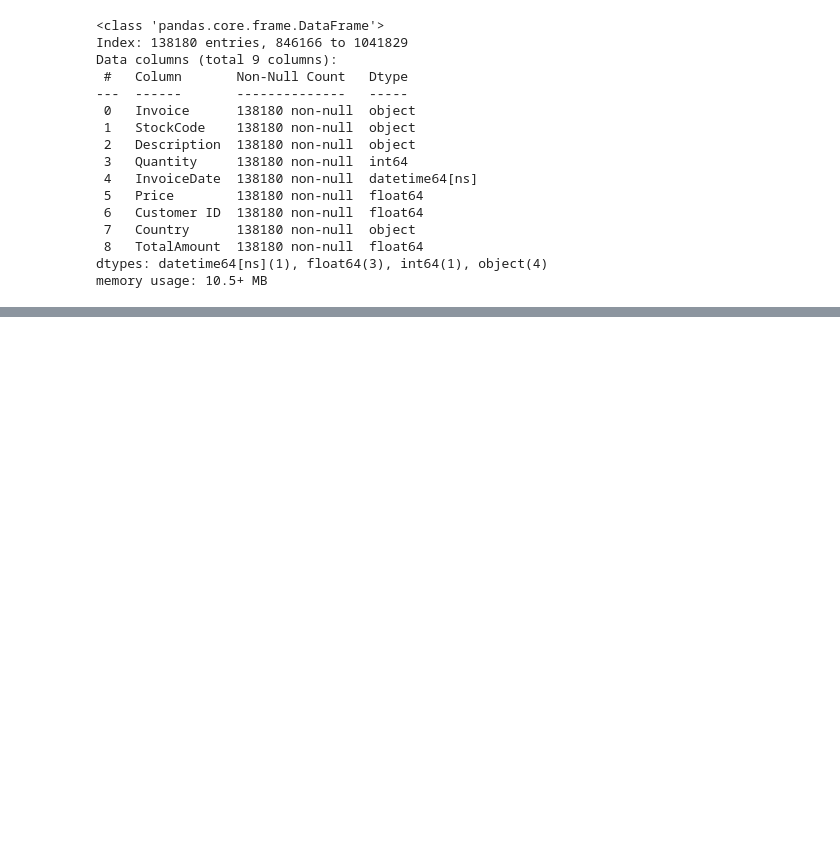
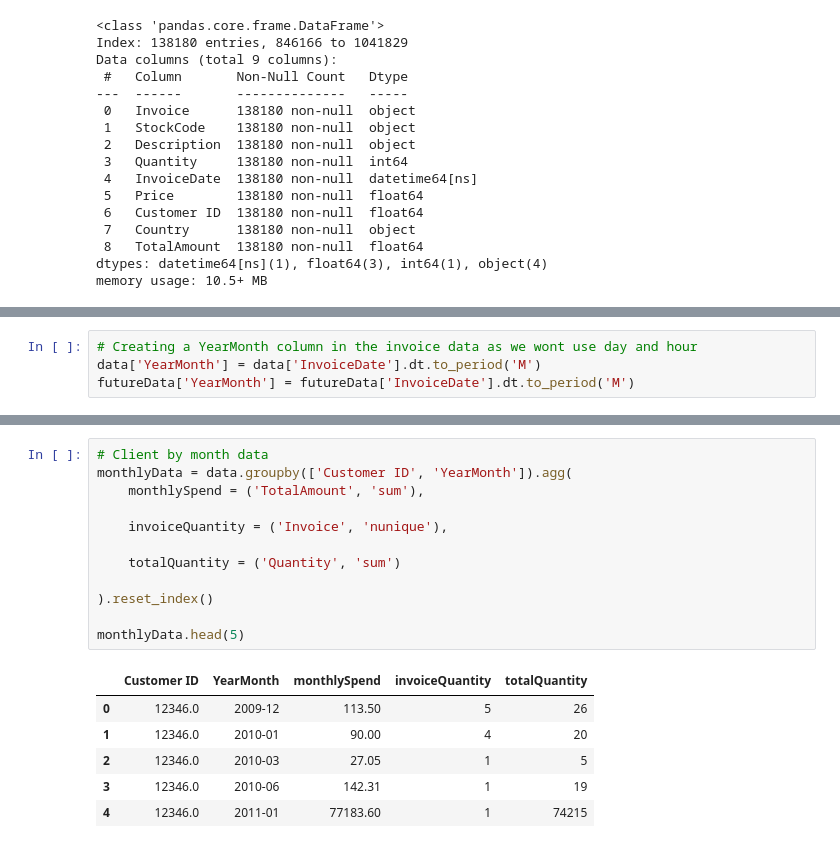
Before and after one commit to JuanMartinN02/Construccion-de-un-Modelo-de-estimacion-de-CLV-mediante-redes-neuronales-para-DHL, a Jupyter notebook: clvpredictiongrurnn.ipynb, the cells around one changed output, grey strips where cells are left out. Cells and saved outputs as stored; diff of their text form; blank space fills up the shorter version.

```diff
--- a/clvpredictiongrurnn.ipynb
+++ b/clvpredictiongrurnn.ipynb
@@ -283,0 +286,4 @@ memory usage: 10.5+ MB
+# %%
+# Creating a YearMonth column in the invoice data as we wont use day and hour
+data['YearMonth'] = data['InvoiceDate'].dt.to_period('M')
+futureData['YearMonth'] = futureData['InvoiceDate'].dt.to_period('M')
@@ -283,0 +295,19 @@ memory usage: 10.5+ MB
+# %%
+# Client by month data
+monthlyData = data.groupby(['Customer ID', 'YearMonth']).agg(
+    monthlySpend = ('TotalAmount', 'sum'),
+
+    invoiceQuantity = ('Invoice', 'nunique'),
+
+    totalQuantity = ('Quantity', 'sum')
+
+).reset_index()
+
+monthlyData.head(5)
+# %% [output]
+|  | Customer ID | YearMonth | monthlySpend | invoiceQuantity | totalQuantity |
+| 0 | 12346.0 | 2009-12 | 113.50 | 5 | 26 |
+| 1 | 12346.0 | 2010-01 | 90.00 | 4 | 20 |
+| 2 | 12346.0 | 2010-03 | 27.05 | 1 | 5 |
+| 3 | 12346.0 | 2010-06 | 142.31 | 1 | 19 |
+| 4 | 12346.0 | 2011-01 | 77183.60 | 1 | 74215 |
```
Also changed, not shown: parts of 6 cells of this notebook.
